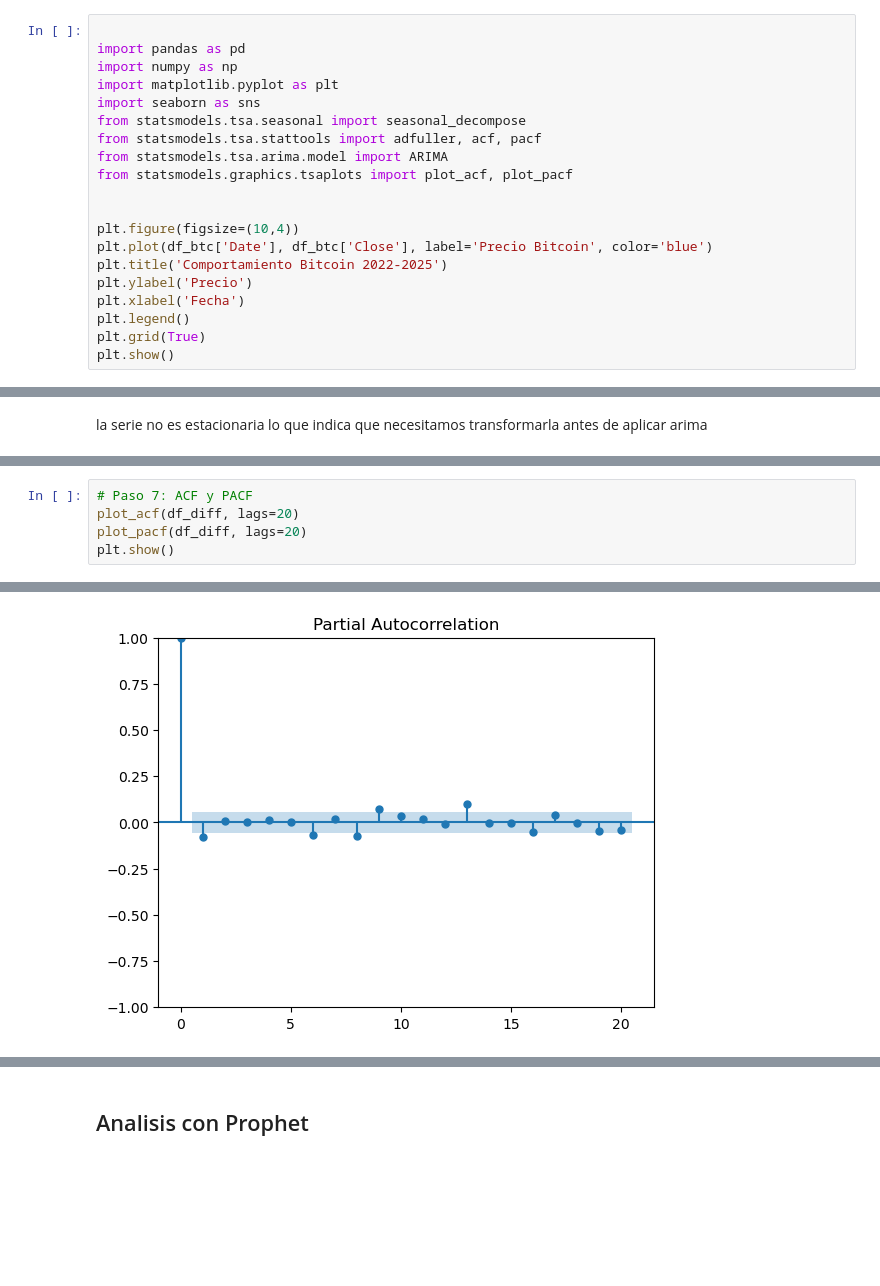
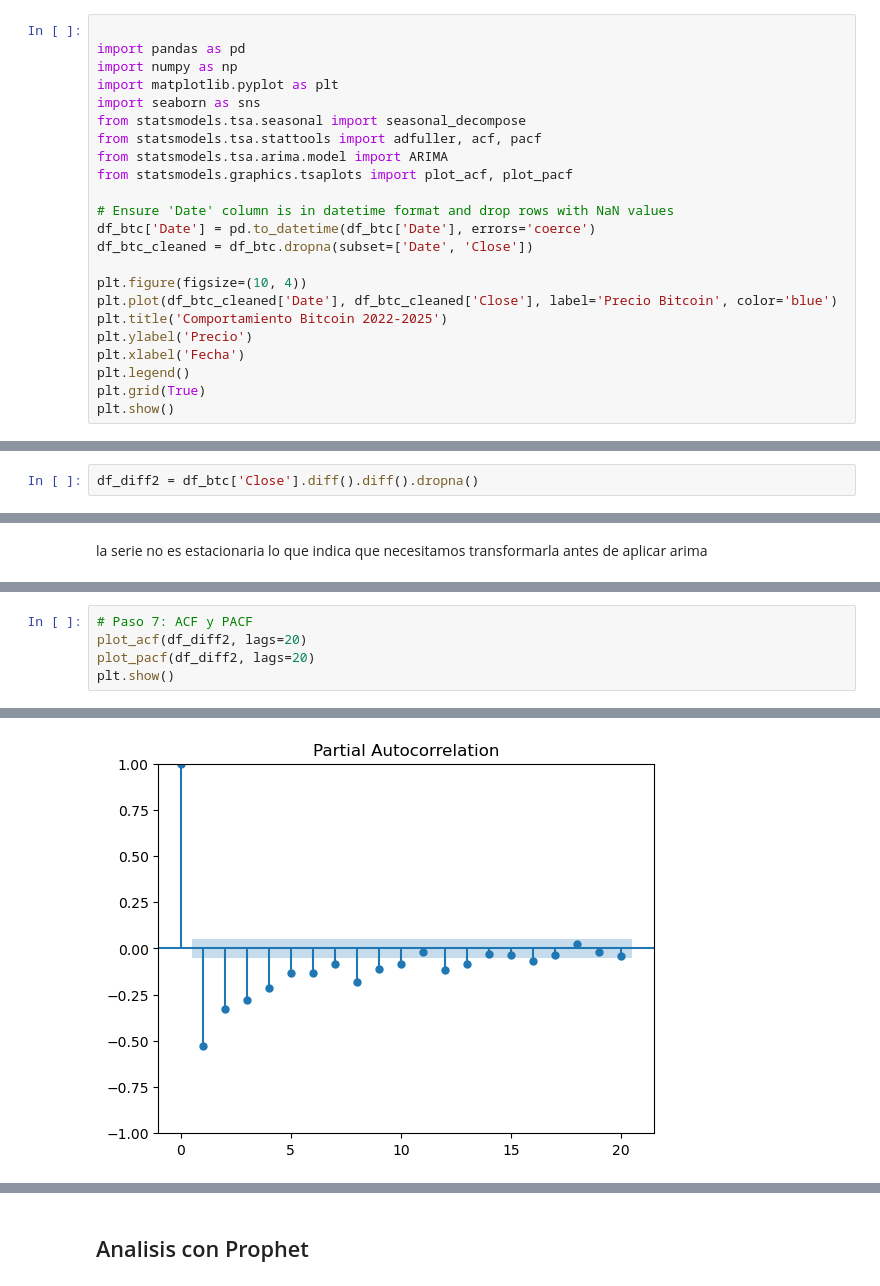
Before and after one commit to seba098098/Projecto_TRM, a Jupyter notebook: Notebooks/04_Modelado_Predictivo_Con_ML..ipynb, the cells around one changed output, grey strips where cells are left out. Drawn from its saved outputs; the diff is of its cells as text; blank space fills up the shorter version.

```diff
--- a/Notebooks/04_Modelado_Predictivo_Con_ML..ipynb
+++ b/Notebooks/04_Modelado_Predictivo_Con_ML..ipynb
@@ -68,9 +58,12 @@ from statsmodels.tsa.stattools import adfuller, acf, pacf
 from statsmodels.tsa.arima.model import ARIMA
 from statsmodels.graphics.tsaplots import plot_acf, plot_pacf
 
+# Ensure 'Date' column is in datetime format and drop rows with NaN values
+df_btc['Date'] = pd.to_datetime(df_btc['Date'], errors='coerce')
+df_btc_cleaned = df_btc.dropna(subset=['Date', 'Close'])
 
-plt.figure(figsize=(10,4))
-plt.plot(df_btc['Date'], df_btc['Close'], label='Precio Bitcoin', color='blue')
+plt.figure(figsize=(10, 4))
+plt.plot(df_btc_cleaned['Date'], df_btc_cleaned['Close'], label='Precio Bitcoin', color='blue')
 plt.title('Comportamiento Bitcoin 2022-2025')
 plt.ylabel('Precio')
 plt.xlabel('Fecha')
@@ -103,3 +96,5 @@ print('p-value:', result[1])
 # %% [output]
 ADF Statistic: -0.41277959626419064
 p-value: 0.9079430766815466
+# %%
+df_diff2 = df_btc['Close'].diff().diff().dropna()
@@ -119,6 +110,6 @@ plt.show()
 # %%
 # Paso 7: ACF y PACF
-plot_acf(df_diff, lags=20)
-plot_pacf(df_diff, lags=20)
+plot_acf(df_diff2, lags=20)
+plot_pacf(df_diff2, lags=20)
 plt.show()
 # %% [output]
@@ -126 +117 @@ plt.show()
-[figure, old version]
+[figure, new version]
```
Also changed, not shown: parts of 9 cells of this notebook.
